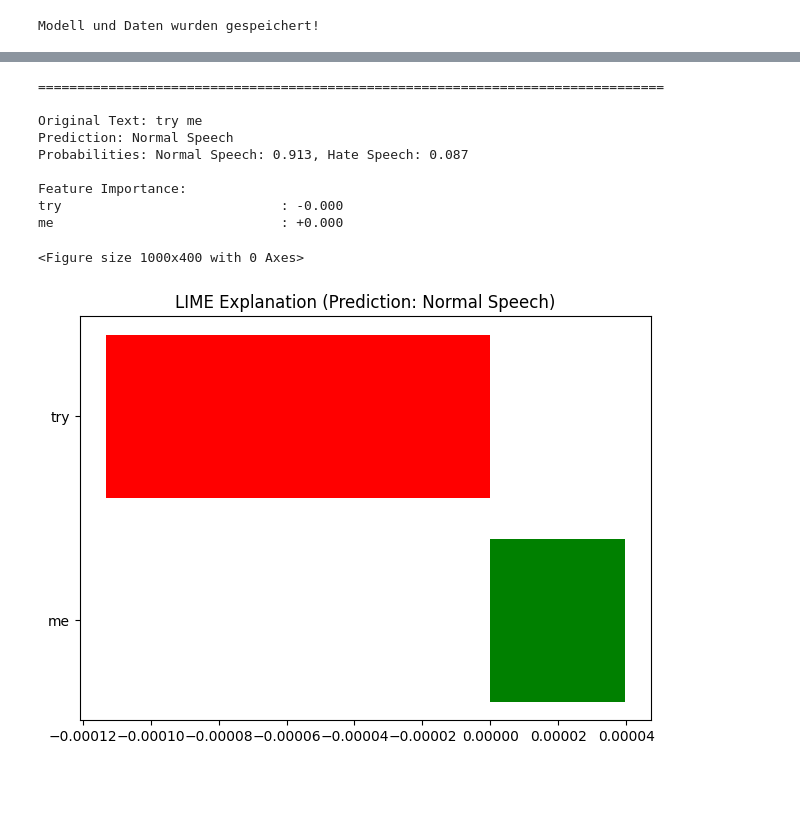
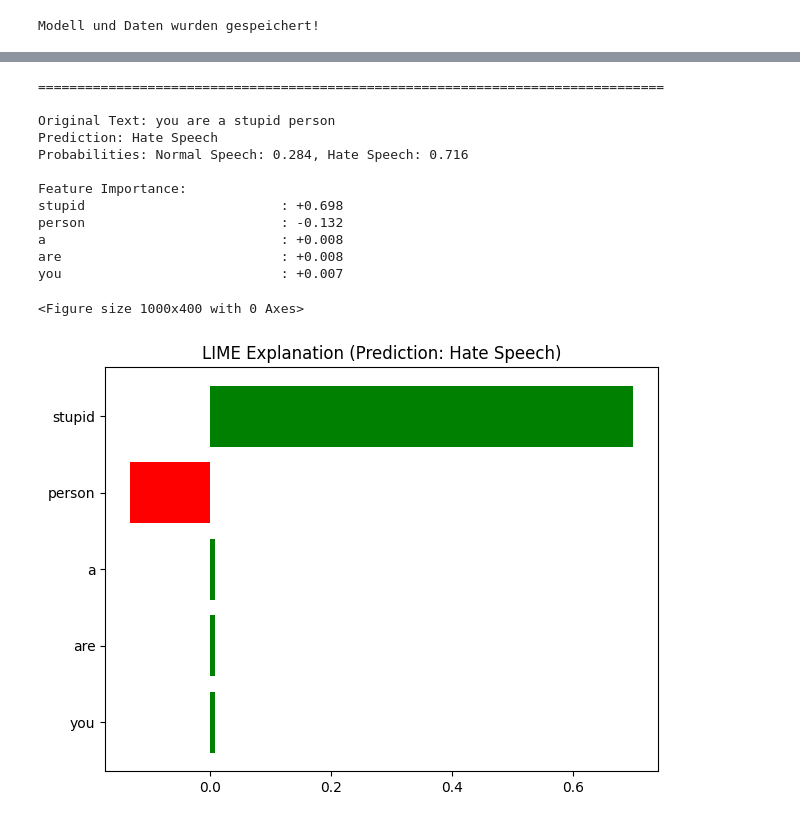
Before and after one commit to LukeIKG/xai-hatespeech, a Jupyter notebook: main.ipynb, the cells around one changed output, grey strips where cells are left out. Drawn from its saved outputs; the diff is of its cells as text; code cells hidden in the pictures; blank space fills up the shorter version.

```diff
--- a/main.ipynb
+++ b/main.ipynb
@@ -250,26 +251,29 @@ youre                          : -0.012
 # %%
 
 # Test Beispiele
 test_texts = [
 
-    "try me"
+    "you are a stupid person"
 
 ]
 
 # Einzelne Texte testen
 for text in test_texts:
     print("\n" + "="*80 + "\n")
     explain_text(text)
     plt.close('all')
 # %% [output]
 ================================================================================
 
-Original Text: try me
-Prediction: Normal Speech
-Probabilities: Normal Speech: 0.913, Hate Speech: 0.087
+Original Text: you are a stupid person
+Prediction: Hate Speech
+Probabilities: Normal Speech: 0.284, Hate Speech: 0.716
 
 Feature Importance:
-try                            : -0.000
-me                             : +0.000
+stupid                         : +0.698
+person                         : -0.132
+a                              : +0.008
+are                            : +0.008
+you                            : +0.007
 <Figure size 1000x400 with 0 Axes>
-[figure, old version]
+[figure, new version]
```
Also changed, not shown: parts of 1 cell of this notebook, 3 other files.
